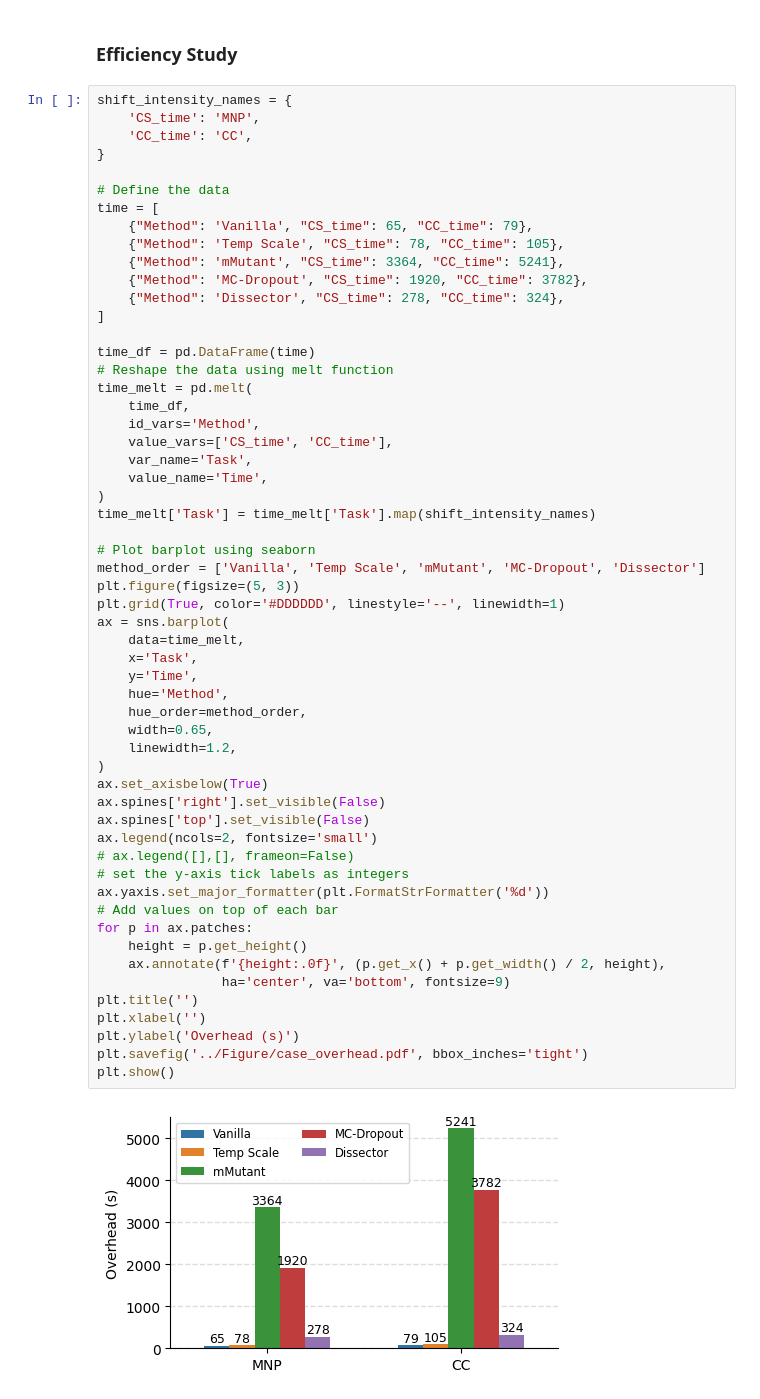
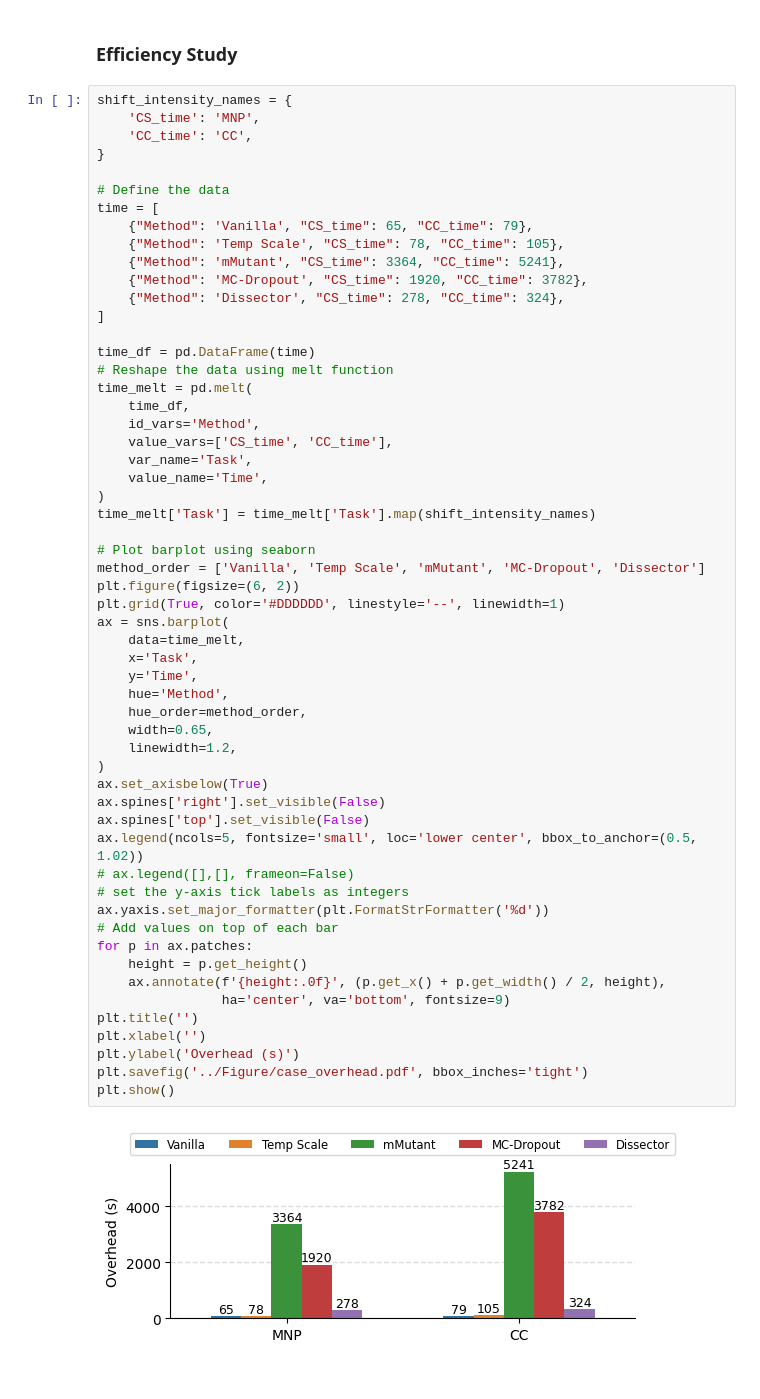
Before and after one commit to yul091/UncertaintyPL, a Jupyter notebook: notebooks/case_study.ipynb, the cells around one changed output. Drawn from its saved outputs; the diff is of its cells as text.

```diff
--- a/notebooks/case_study.ipynb
+++ b/notebooks/case_study.ipynb
@@ -521,33 +521,33 @@ time_melt['Task'] = time_melt['Task'].map(shift_intensity_names)
 
 # Plot barplot using seaborn
 method_order = ['Vanilla', 'Temp Scale', 'mMutant', 'MC-Dropout', 'Dissector']
-plt.figure(figsize=(5, 3))
+plt.figure(figsize=(6, 2))
 plt.grid(True, color='#DDDDDD', linestyle='--', linewidth=1)
 ax = sns.barplot(
     data=time_melt,
     x='Task',
     y='Time',
     hue='Method',
     hue_order=method_order,
     width=0.65,
     linewidth=1.2,
 )
 ax.set_axisbelow(True)
 ax.spines['right'].set_visible(False)
 ax.spines['top'].set_visible(False)
-ax.legend(ncols=2, fontsize='small')
+ax.legend(ncols=5, fontsize='small', loc='lower center', bbox_to_anchor=(0.5, 1.02))
 # ax.legend([],[], frameon=False)
 # set the y-axis tick labels as integers
 ax.yaxis.set_major_formatter(plt.FormatStrFormatter('%d'))
 # Add values on top of each bar
 for p in ax.patches:
     height = p.get_height()
     ax.annotate(f'{height:.0f}', (p.get_x() + p.get_width() / 2, height),
                 ha='center', va='bottom', fontsize=9)
 plt.title('')
 plt.xlabel('')
 plt.ylabel('Overhead (s)')
 plt.savefig('../Figure/case_overhead.pdf', bbox_inches='tight')
 plt.show()
 # %% [output]
-[figure, old version]
+[figure, new version]
```
Also changed, not shown: 1 other file.
